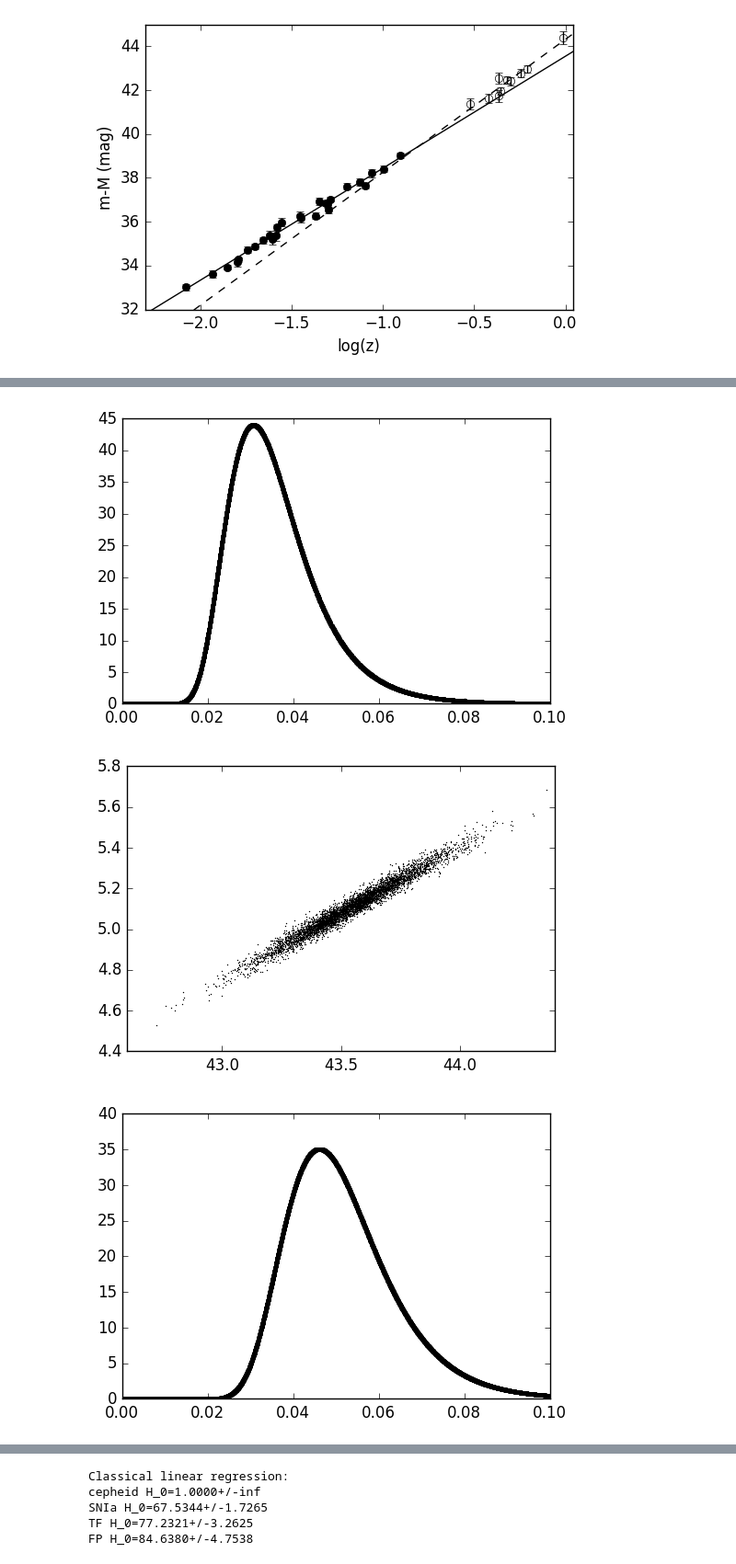
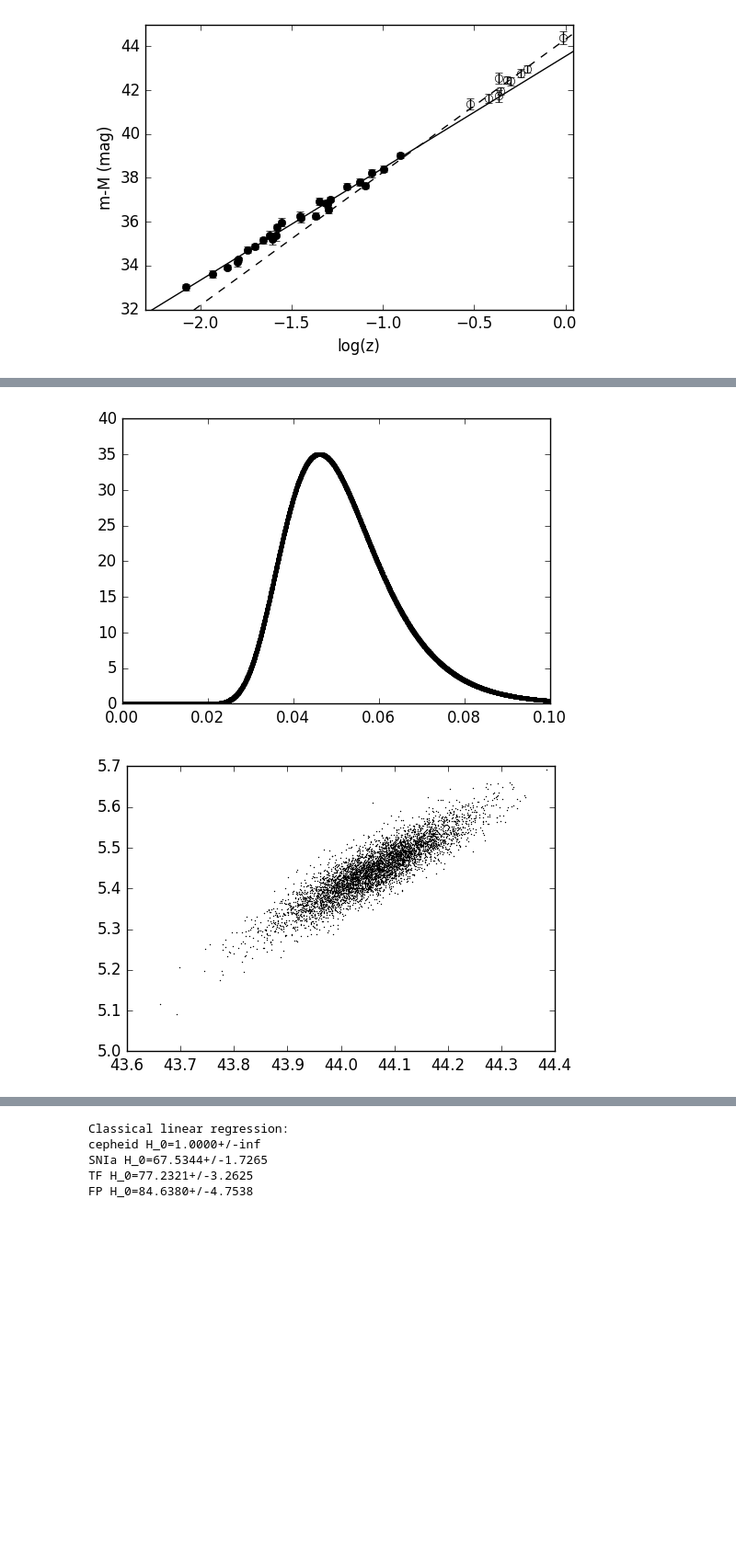
Before and after one commit to liuchaonaoc/Astrostatistics_old2, a Jupyter notebook: RegressionModel.ipynb, the cells around one changed output, grey strips where cells are left out. Shown at 92% size. Cells and saved outputs as stored; diff of their text form; code cells hidden in the pictures; blank space fills up the shorter version.

```diff
--- a/RegressionModel.ipynb
+++ b/RegressionModel.ipynb
@@ -534,33 +534,7 @@ def Bayes_linearreg(n,k,beta_hat, V_beta, s2, N,\
     fig.show()
     return sigma2, beta
 
-n_low = len(z_low)
-k = 2
-y_low = dm_low
-X_low = np.array([np.ones((n_low,)),np.log10(z_low)]).T
-print np.shape(X)
-V_beta_low = nl.inv(np.dot(X_low.T,X_low))
-beta_hat_low = np.dot(np.dot(V_beta_low,X_low.T),y_low)
-s2_low = 1./(n_low-k)*np.dot((y-np.dot(X_low,beta_hat_low)).T,\
-            (y_low-np.dot(X_low,beta_hat_low)))
-print V_beta_low
-print beta_hat_low
-print s2_low
 
-#test Inv-chi2 to find proper range of y
-xx = np.random.uniform(low=0,high=0.1,size=10000)
-yy = Scl_InvChi2ln(xx, n_low-k, s2_low)
-
-fig = plt.figure()
-ax = fig.add_subplot(111)
-ax.plot(xx,np.exp(yy),'k.')
-#ax.set_ylim([-100,0])
-fig.show()
-
-print np.max((yy))
-
-sigma2_low, beta_low = Bayes_linearreg\
-    (n_low,k,beta_hat_low, V_beta_low, s2_low, N)
 ############################
 n = len(z)
 k = 2
@@ -607,3 +574,2 @@ sigma2, beta = Bayes_linearreg\
-[figure, old version]
+[figure, new version]
-[figure, old version]
+[figure, new version]
-[figure, removed]
```
Also changed, not shown: parts of 7 cells of this notebook, 1 other file.
